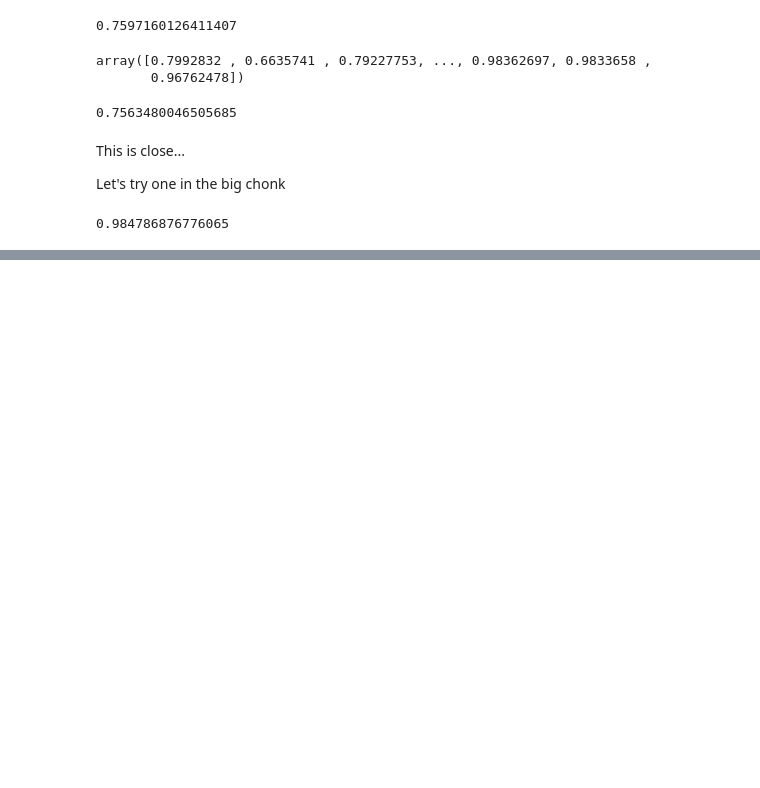
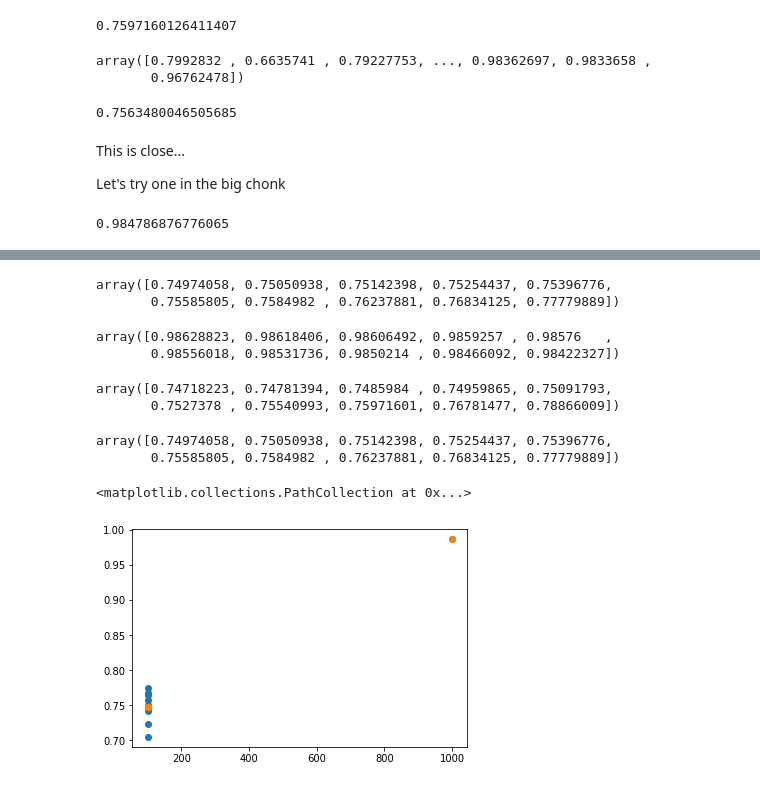
Before and after one commit to rebeku/MultiscaleMixing, a Jupyter notebook: notebooks/DC SBM.ipynb, the cells around one changed output, grey strips where cells are left out. Drawn from its saved outputs; the diff is of its cells as text; code cells hidden in the pictures; blank space fills up the shorter version.

Commit message:
compute assortT and check work

```diff
--- a/notebooks/DC SBM.ipynb
+++ b/notebooks/DC SBM.ipynb
@@ -181,7 +182,7 @@ for i in range(C - 1):
 attr.append(np.ones(1000, dtype=int)*10)
 
 M = np.hstack(attr)
-assortM, assortT, Z = localAssortF(E,M,pr=np.array([0.3]))
+assortM, assortT, _ = localAssortF(E,M,pr=np.array([0.3]))
 
 assortT
 # %% [output]
@@ -239,0 +315,15 @@ Z.shape
+# %%
+G = nx.convert_matrix.from_numpy_matrix(A)
+E = nx.convert_matrix.to_pandas_edgelist(G).values[:,:2]
+
+attr = []
+
+for i in range(C - 1):
+    attr.append(np.ones(100, dtype=int) * i)
+
+attr.append(np.ones(1000, dtype=int)*10)
+
+M = np.hstack(attr)
+assortM, assortT, _ = localAssortF(E,M,pr=pr)
+
+assortM
@@ -239,0 +344,35 @@ Z.shape
+# %%
+assortM[:1000].mean(axis=0)
+# %% [output]
+array([0.74974058, 0.75050938, 0.75142398, 0.75254437, 0.75396776,
+       0.75585805, 0.7584982 , 0.76237881, 0.76834125, 0.77779889])
+# %%
+assortM[1000:].mean(axis=0)
+# %% [output]
+array([0.98628823, 0.98618406, 0.98606492, 0.9859257 , 0.98576   ,
+       0.98556018, 0.98531736, 0.9850214 , 0.98466092, 0.98422327])
+# %%
+predM[2]
+# %% [output]
+array([0.74718223, 0.74781394, 0.7485984 , 0.74959865, 0.75091793,
+       0.7527378 , 0.75540993, 0.75971601, 0.76781477, 0.78866009])
+# %%
+assortM[:1000].mean(axis=0)
+# %% [output]
+array([0.74974058, 0.75050938, 0.75142398, 0.75254437, 0.75396776,
+       0.75585805, 0.7584982 , 0.76237881, 0.76834125, 0.77779889])
+# %%
+from matplotlib import pyplot as plt
+alpha = 0
+
+y = []
+
+for i in range(C):
+    y.append(assortM[thresholds[i]:thresholds[i+1] , alpha].mean())
+
+plt.scatter(Z.sum(axis=0), y)
+
+plt.scatter(Z.sum(axis=0), predM[:,alpha])
+# %% [output]
+<matplotlib.collections.PathCollection at 0x...>
+[figure, added]
```
Also changed, not shown: parts of 15 cells of this notebook.
